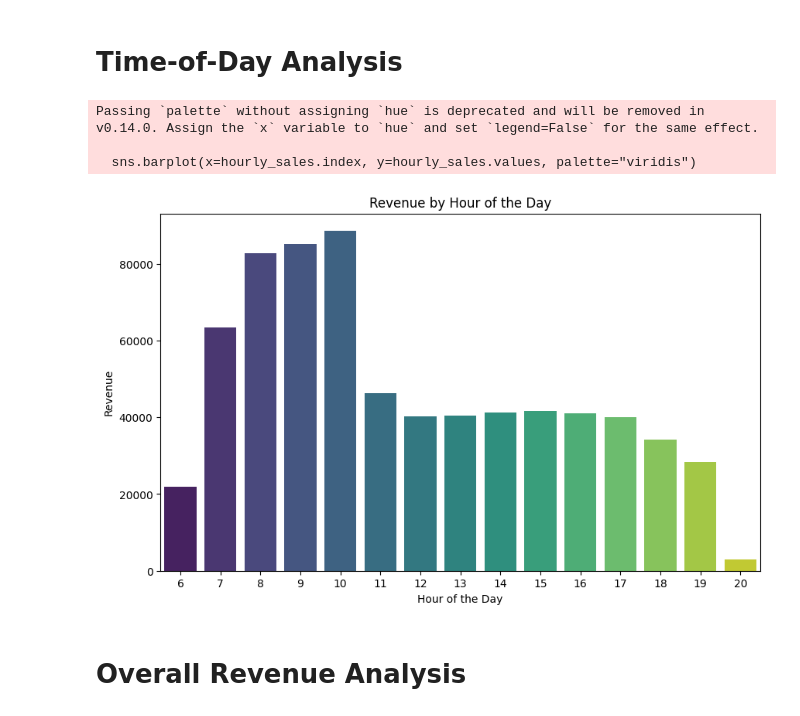
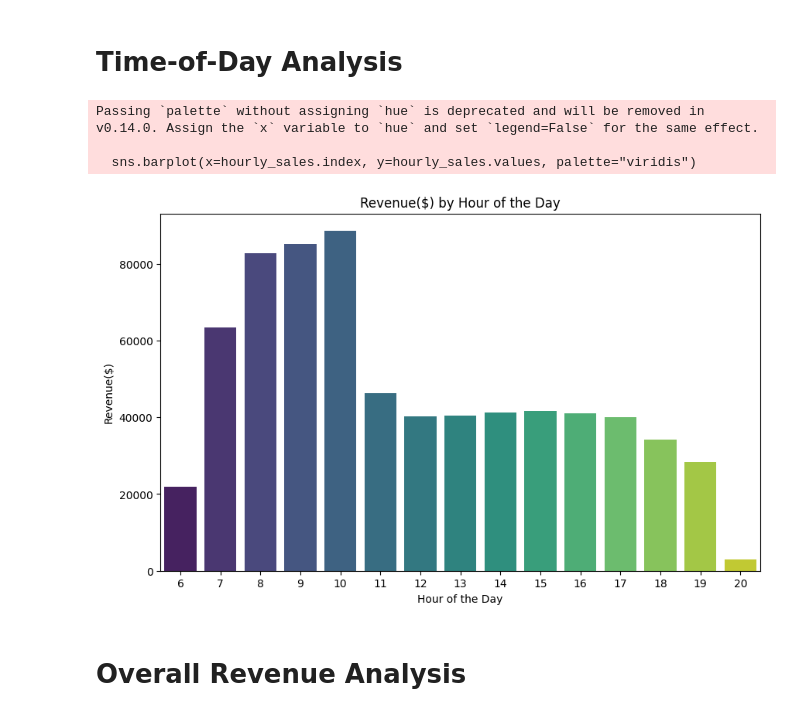
Before and after one commit to Hasibur013/Data-Hackathon, a Jupyter notebook: data_hackathon_visualize.ipynb, the cells around one changed output. Saved outputs shown, nothing was run; the diff lists cells and outputs as text; code cells hidden in the pictures.

```diff
--- a/data_hackathon_visualize.ipynb
+++ b/data_hackathon_visualize.ipynb
@@ -133,17 +131,17 @@ Name: transaction_revenue, dtype: float64
 # %%
 data['transaction_hour'] = pd.to_datetime(data['transaction_time'], format='%H:%M:%S').dt.hour
 hourly_sales = data.groupby('transaction_hour')['transaction_revenue'].sum()
 plt.figure(figsize=(10, 6))
 sns.barplot(x=hourly_sales.index, y=hourly_sales.values, palette="viridis")
 plt.xlabel('Hour of the Day')
-plt.ylabel('Revenue')
-plt.title('Revenue by Hour of the Day')
+plt.ylabel('Revenue($)')
+plt.title('Revenue($) by Hour of the Day')
 plt.show()
 # %% [output]
 Passing `palette` without assigning `hue` is deprecated and will be removed in v0.14.0. Assign the `x` variable to `hue` and set `legend=False` for the same effect.
 
   sns.barplot(x=hourly_sales.index, y=hourly_sales.values, palette="viridis")
-[figure, old version]
+[figure, new version]
 # %% [markdown]
 # Overall Revenue Analysis
 # %%
```
Also changed, not shown: parts of 24 cells of this notebook, 2 other files.
